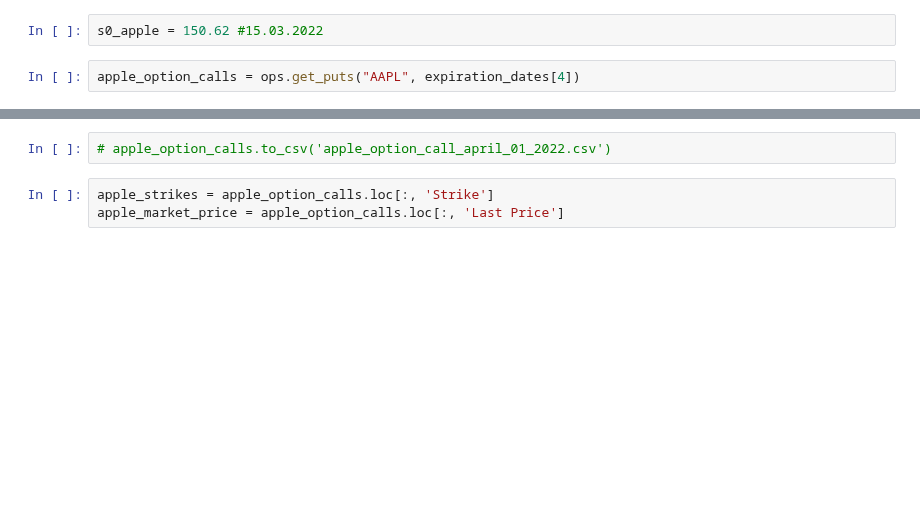
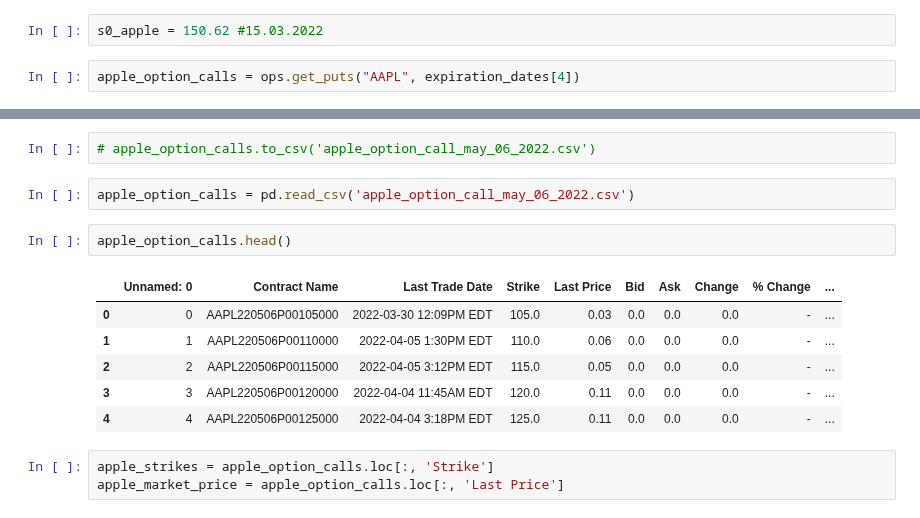
Before and after one commit to kirillzx/Generalized-Bates-model-draft, a Jupyter notebook: Calibrations/Calibration_Main.ipynb, the cells around one changed output, grey strips where cells are left out. Saved outputs shown, nothing was run; the diff lists cells and outputs as text; blank space fills up the shorter version.

```diff
--- a/Calibrations/Calibration_Main.ipynb
+++ b/Calibrations/Calibration_Main.ipynb
@@ -65,5 +65,16 @@ apple_option_calls.head()
 # %%
-# apple_option_calls.to_csv('apple_option_call_april_01_2022.csv')
+# apple_option_calls.to_csv('apple_option_call_may_06_2022.csv')
+# %%
+apple_option_calls = pd.read_csv('apple_option_call_may_06_2022.csv')
+# %%
+apple_option_calls.head()
+# %% [output]
+|  | Unnamed: 0 | Contract Name | Last Trade Date | Strike | Last Price | Bid | Ask | Change | % Change | ... |
+| 0 | 0 | AAPL220506P00105000 | 2022-03-30 12:09PM EDT | 105.0 | 0.03 | 0.0 | 0.0 | 0.0 | - | ... |
+| 1 | 1 | AAPL220506P00110000 | 2022-04-05 1:30PM EDT | 110.0 | 0.06 | 0.0 | 0.0 | 0.0 | - | ... |
+| 2 | 2 | AAPL220506P00115000 | 2022-04-05 3:12PM EDT | 115.0 | 0.05 | 0.0 | 0.0 | 0.0 | - | ... |
+| 3 | 3 | AAPL220506P00120000 | 2022-04-04 11:45AM EDT | 120.0 | 0.11 | 0.0 | 0.0 | 0.0 | - | ... |
+| 4 | 4 | AAPL220506P00125000 | 2022-04-04 3:18PM EDT | 125.0 | 0.11 | 0.0 | 0.0 | 0.0 | - | ... |
 # %%
 apple_strikes = apple_option_calls.loc[:, 'Strike']
 apple_market_price = apple_option_calls.loc[:, 'Last Price']
```
Also changed, not shown: parts of 38 cells of this notebook.
